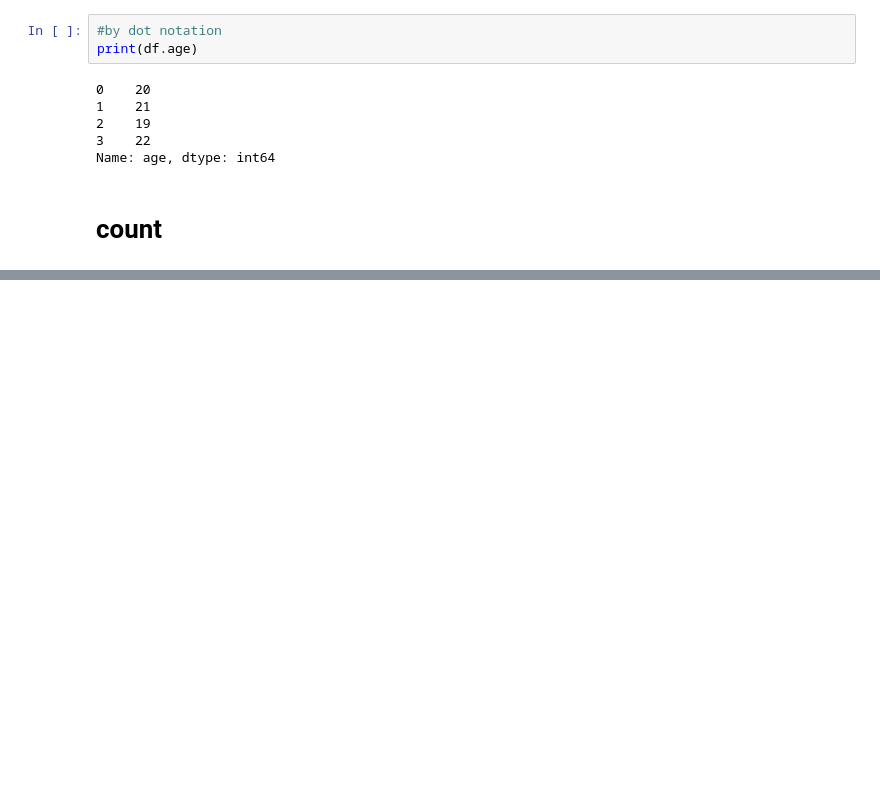
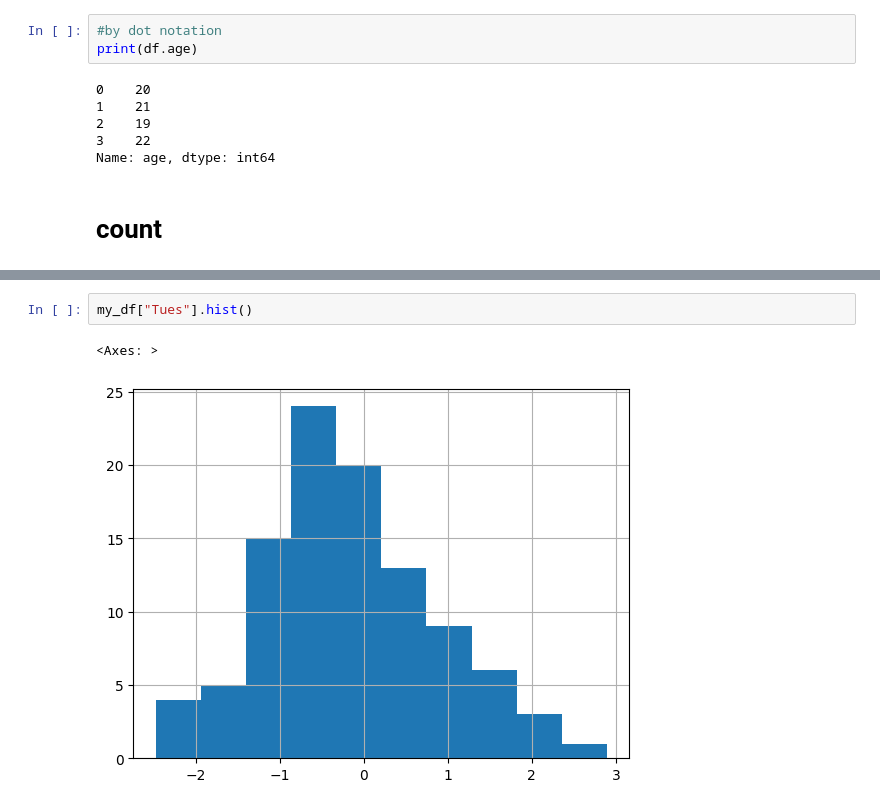
Before and after one commit to bloodykunu39/summer-term, a Jupyter notebook: pandas/pandas.ipynb, the cells around one changed output, grey strips where cells are left out. Saved outputs shown, nothing was run; the diff lists cells and outputs as text; blank space fills up the shorter version.

```diff
--- a/pandas/pandas.ipynb
+++ b/pandas/pandas.ipynb
@@ -263,0 +1091,5 @@ print(dog_df)
+# %%
+my_df["Tues"].hist()
+# %% [output]
+<Axes: >
+[figure, added]
```
Also changed, not shown: parts of 123 cells of this notebook, 2 other files.
